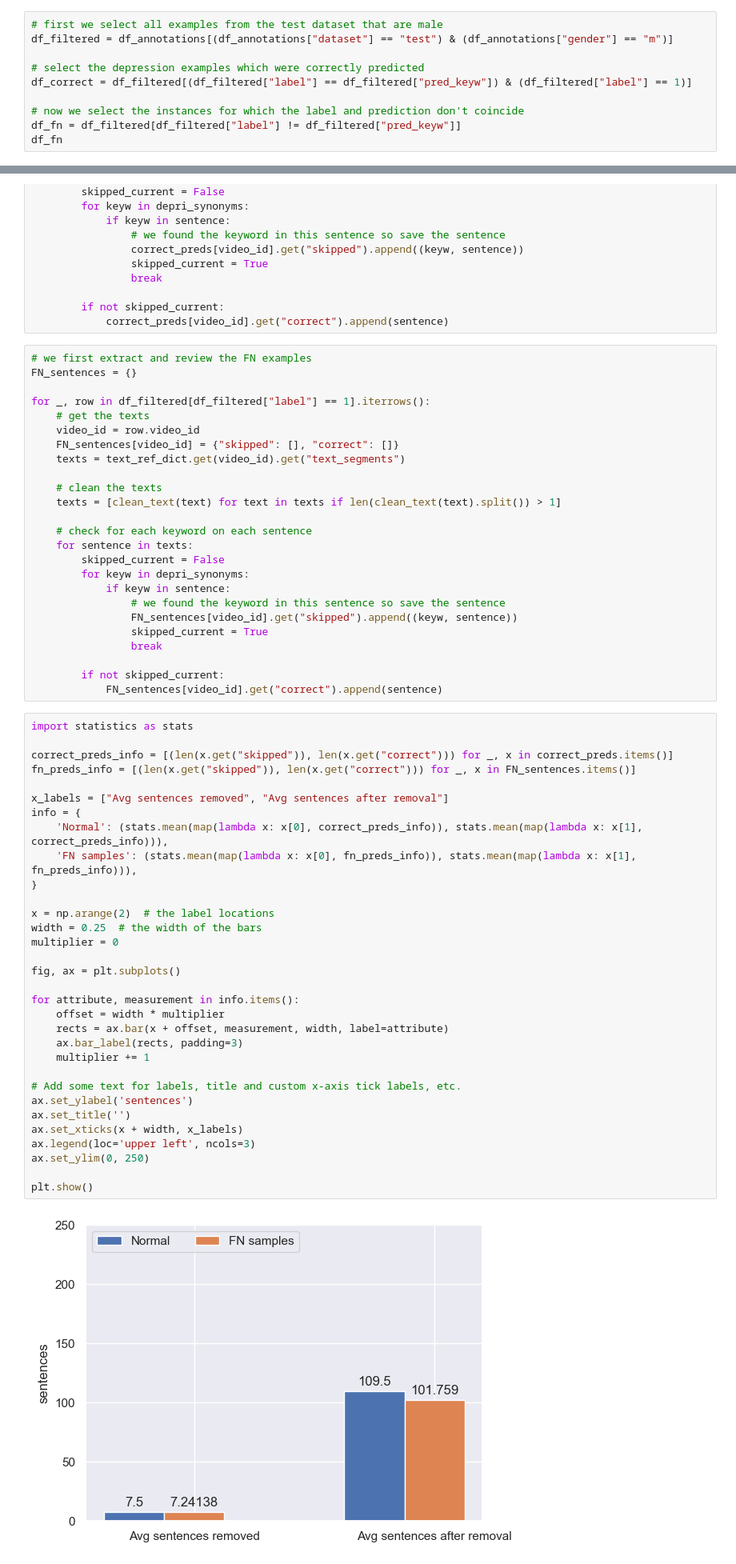
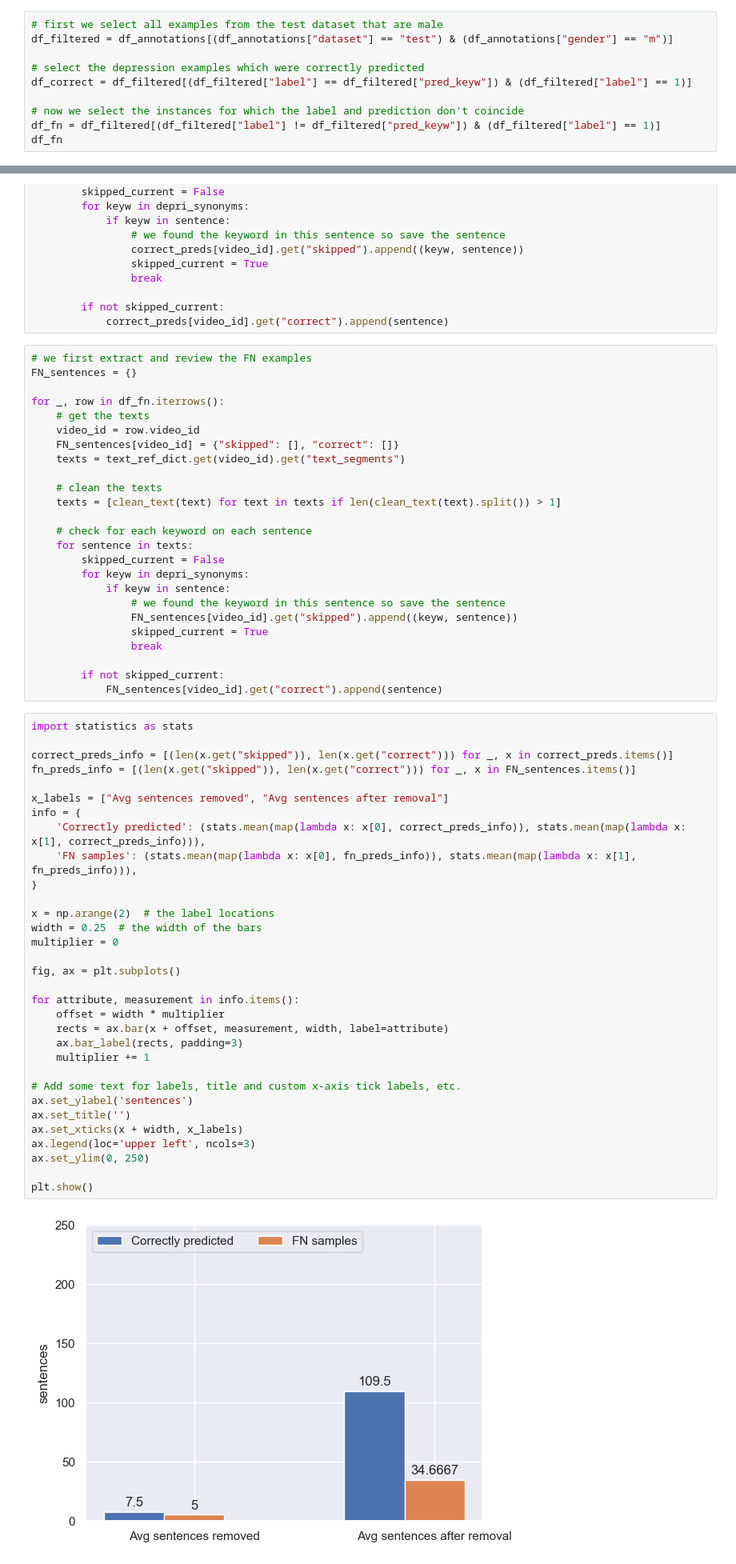
Before and after one commit to StanMey/Master_thesis_DVlog, a Jupyter notebook: notebooks/post-hoc_analysis.ipynb, the cells around one changed output, grey strips where cells are left out. Shown at 80% size. Drawn from its saved outputs; the diff is of its cells as text.

```diff
--- a/notebooks/post-hoc_analysis.ipynb
+++ b/notebooks/post-hoc_analysis.ipynb
@@ -361,7 +361,7 @@ df_filtered = df_annotations[(df_annotations["dataset"] == "test") & (df_annotat
 df_correct = df_filtered[(df_filtered["label"] == df_filtered["pred_keyw"]) & (df_filtered["label"] == 1)]
 
 # now we select the instances for which the label and prediction don't coincide
-df_fn = df_filtered[df_filtered["label"] != df_filtered["pred_keyw"]]
+df_fn = df_filtered[(df_filtered["label"] != df_filtered["pred_keyw"]) & (df_filtered["label"] == 1)]
 df_fn
 # %% [output]
 |  | video_id | label | gender | dataset | pred_normal | pred_keyw |
@@ -422,7 +417,7 @@ for _, row in df_correct.iterrows():
 # we first extract and review the FN examples
 FN_sentences = {}
 
-for _, row in df_filtered[df_filtered["label"] == 1].iterrows():
+for _, row in df_fn.iterrows():
     # get the texts
     video_id = row.video_id
     FN_sentences[video_id] = {"skipped": [], "correct": []}
@@ -448,33 +443,33 @@ import statistics as stats
 
 correct_preds_info = [(len(x.get("skipped")), len(x.get("correct"))) for _, x in correct_preds.items()]
 fn_preds_info = [(len(x.get("skipped")), len(x.get("correct"))) for _, x in FN_sentences.items()]
 
 x_labels = ["Avg sentences removed", "Avg sentences after removal"]
 info = {
-    'Normal': (stats.mean(map(lambda x: x[0], correct_preds_info)), stats.mean(map(lambda x: x[1], correct_preds_info))),
+    'Correctly predicted': (stats.mean(map(lambda x: x[0], correct_preds_info)), stats.mean(map(lambda x: x[1], correct_preds_info))),
     'FN samples': (stats.mean(map(lambda x: x[0], fn_preds_info)), stats.mean(map(lambda x: x[1], fn_preds_info))),
 }
 
 x = np.arange(2)  # the label locations
 width = 0.25  # the width of the bars
 multiplier = 0
 
 fig, ax = plt.subplots()
 
 for attribute, measurement in info.items():
     offset = width * multiplier
     rects = ax.bar(x + offset, measurement, width, label=attribute)
     ax.bar_label(rects, padding=3)
     multiplier += 1
 
 # Add some text for labels, title and custom x-axis tick labels, etc.
 ax.set_ylabel('sentences')
 ax.set_title('')
 ax.set_xticks(x + width, x_labels)
 ax.legend(loc='upper left', ncols=3)
 ax.set_ylim(0, 250)
 
 plt.show()
 # %% [output]
-[figure, old version]
+[figure, new version]
 # %%
```
Also changed, not shown: parts of 6 cells of this notebook.
